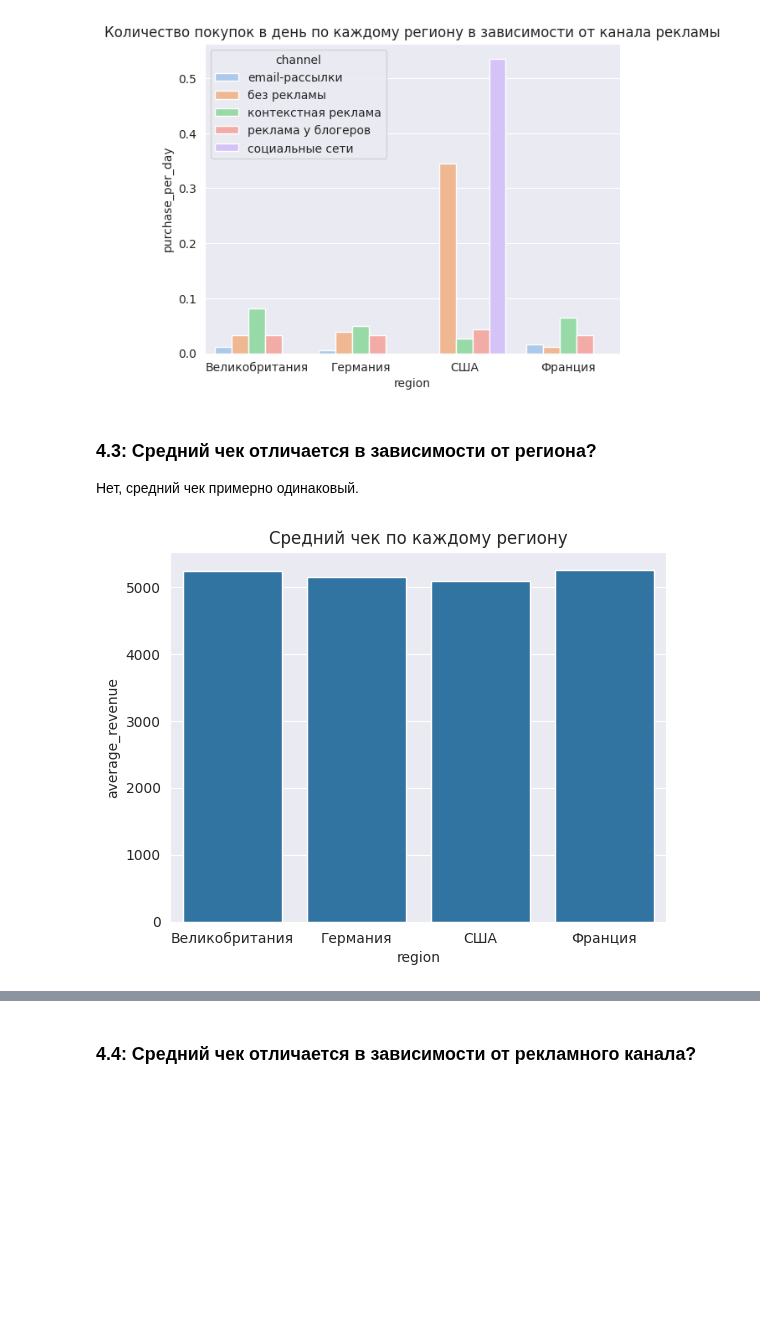
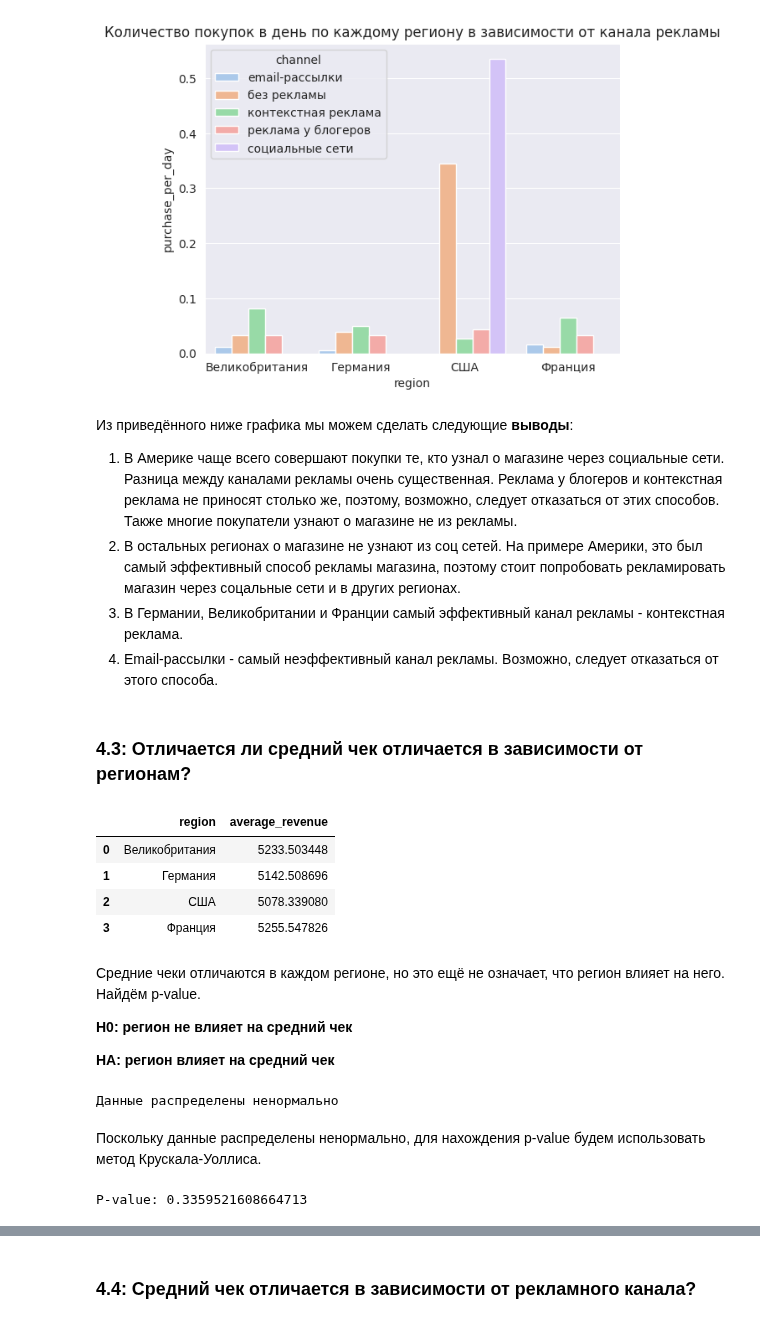
Before and after one commit to zhukovrost/lyceumFinalProject, a Jupyter notebook: project.ipynb, the cells around one changed output, grey strips where cells are left out. Saved outputs shown, nothing was run; the diff lists cells and outputs as text; code cells hidden in the pictures; blank space fills up the shorter version.

```diff
--- a/project.ipynb
+++ b/project.ipynb
@@ -819,15 +818,46 @@ plt.title("Количество покупок в день по каждому
 plt.show()
 # %% [output]
 [figure]
+# %% [markdown]
+Из приведённого ниже графика мы можем сделать следующие **выводы**:
+
+1) В Америке чаще всего совершают покупки те, кто узнал о магазине через социальные сети. Разница между каналами рекламы очень существенная. Реклама у блогеров и контекстная реклама не приносят столько же, поэтому, возможно, следует отказаться от этих способов. Также многие покупатели узнают о магазине не из рекламы.
+2) В остальных регионах о магазине не узнают из соц сетей. На примере Америки, это был самый эффективный способ рекламы магазина, поэтому стоит попробовать рекламировать магазин через соцальные сети и в других регионах.
+3) В Германии, Великобритании и Франции самый эффективный канал рекламы - контекстная реклама.
+4) Email-рассылки - самый неэффективный канал рекламы. Возможно, следует отказаться от этого способа.
 # %% [markdown]
-### 4.3: Cредний чек отличается в зависимости от региона?
-
-Нет, средний чек примерно одинаковый.
+### 4.3: Отличается ли cредний чек отличается в зависимости от регионам?
 # %%
 grouped_data = orders.groupby('region')["revenue_with_discount"].mean().reset_index(name='average_revenue')
-
-sns.barplot(data=grouped_data, x='region', y='average_revenue')
-plt.title("Средний чек по каждому региону")
-plt.show()
+grouped_data
 # %% [output]
-[figure, removed]
+|  | region | average_revenue |
+| 0 | Великобритания | 5233.503448 |
+| 1 | Германия | 5142.508696 |
+| 2 | США | 5078.339080 |
+| 3 | Франция | 5255.547826 |
+# %% [markdown]
+Средние чеки отличаются в каждом регионе, но это ещё не означает, что регион влияет на него.
+Найдём p-value.
+
+**H0: регион не влияет на средний чек**
+
+**HA: регион влияет на средний чек**
+# %%
+if check_normality(df["revenue_with_discount"]):
+    print("Данные распределены нормально")
+else:
+    print("Данные распределены ненормально")
+# %% [output]
+Данные распределены ненормально
+# %% [markdown]
+Поскольку данные распределены ненормально, для нахождения p-value будем использовать метод Крускала-Уоллиса.
+# %%
+arr = []
+for region in REGIONS:
+    arr.append(df[(df["region"] == region) & (df["payer"] == 1)]["revenue_with_discount"])
+_, p_val = st.kruskal(*arr)
+
+print(f"P-value: {p_val}")
+# %% [output]
+P-value: 0.3359521608664713
```
Also changed, not shown: parts of 13 cells of this notebook.
